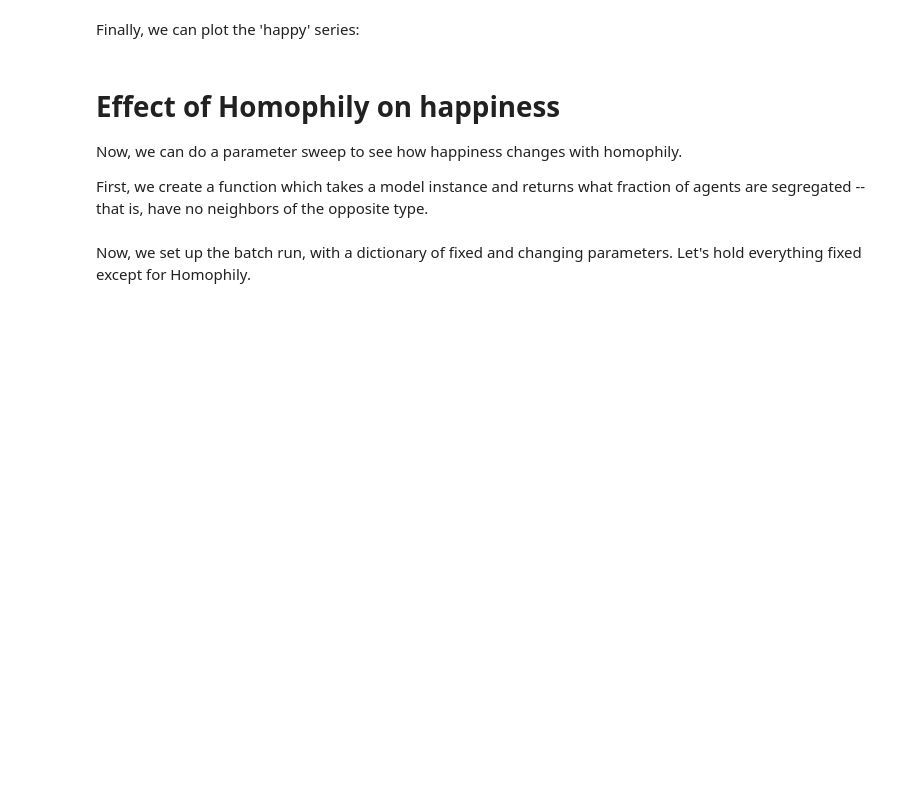
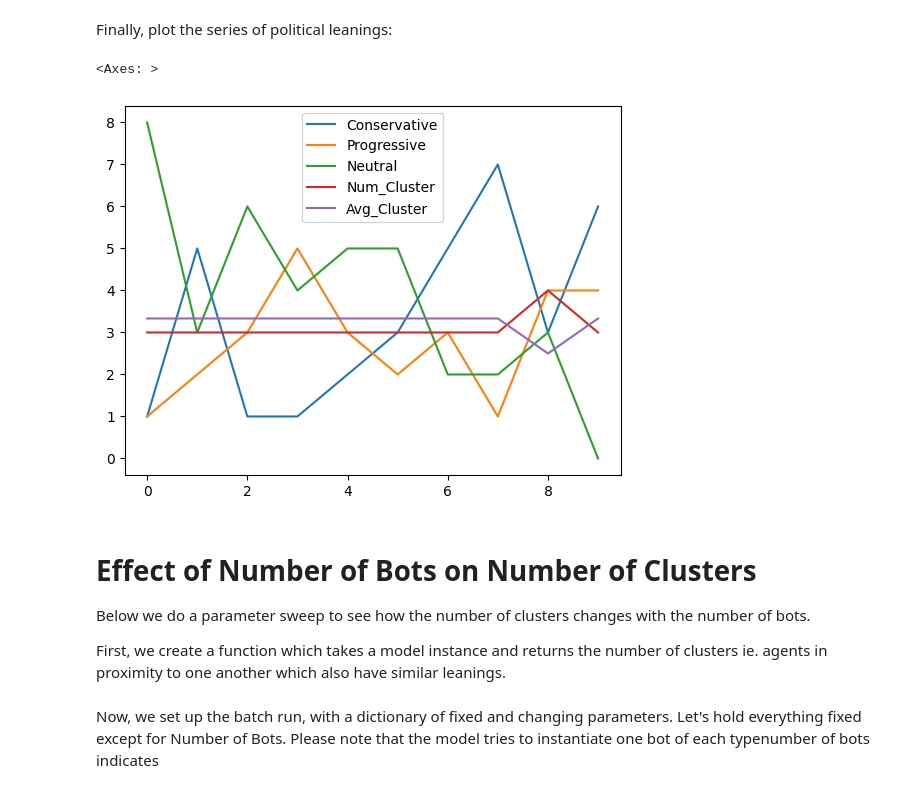
Before and after one commit to y8ahmed/eecs4461-project, a Jupyter notebook: notebooks/analysis.ipynb, the cells around one changed output. Cells and saved outputs as stored; diff of their text form; code cells hidden in the pictures; blank space fills up the shorter version.

```diff
--- a/notebooks/analysis.ipynb
+++ b/notebooks/analysis.ipynb
@@ -25 +35,11 @@ schelling_model = Schelling(
+# %%
+ttec_model = TikTokEchoChamber(
+    num_nodes=10,
+    avg_node_degree=3,
+    num_bots=1,
+    positive_chance=0.4,
+    politics_change_chance=0.3,
+    become_neutral_chance=0.5,
+    seed=42
+)
 # %% [markdown]
@@ -27,4 +47,4 @@ We want to run the model until all the agents are happy with where they are. How
 # %%
-while schelling_model.running and schelling_model.steps < 100:
-    schelling_model.step()
-print(schelling_model.steps)  # Show how many steps have actually run
+while ttec_model.running and ttec_model.steps < 100:
+    ttec_model.step()
+print(f"Number of Steps {ttec_model.steps}")  # Show how many steps have actually run
@@ -33,4 +55,4 @@ The model has a DataCollector object, which checks and stores how many agents ar
 # %%
-model_out = schelling_model.datacollector.get_model_vars_dataframe()
+model_out = ttec_model.datacollector.get_model_vars_dataframe()
 # %%
 model_out.head()
@@ -37,14 +66,17 @@ model_out.head()
 # %% [markdown]
-Finally, we can plot the 'happy' series:
+Finally, plot the series of political leanings:
 # %%
-model_out.happy.plot()
+model_out.plot()
+# %% [output]
+<Axes: >
+[figure, added]
 # %% [markdown]
-# Effect of Homophily on happiness
+# Effect of Number of Bots on Number of Clusters
 
-Now, we can do a parameter sweep to see how happiness changes with homophily.
+Below we do a parameter sweep to see how the number of clusters changes with the number of bots.
 
-First, we create a function which takes a model instance and returns what fraction of agents are segregated -- that is, have no neighbors of the opposite type.
+First, we create a function which takes a model instance and returns the number of clusters ie. agents in  proximity to one another which also have similar leanings.
 # %%
 from mesa.batchrunner import batch_run
 # %% [markdown]
-Now, we set up the batch run, with a dictionary of fixed and changing parameters. Let's hold everything fixed except for Homophily.
+Now, we set up the batch run, with a dictionary of fixed and changing parameters. Let's hold everything fixed except for Number of Bots. Please note that the model tries to instantiate one bot of each typenumber of bots indicates
```
Also changed, not shown: parts of 21 cells of this notebook, 4 other files.
